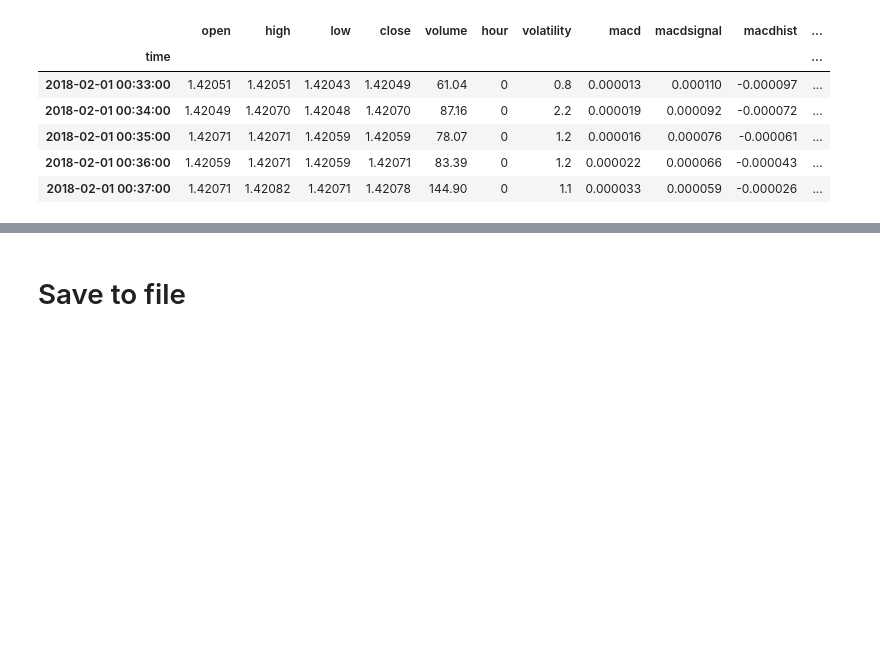
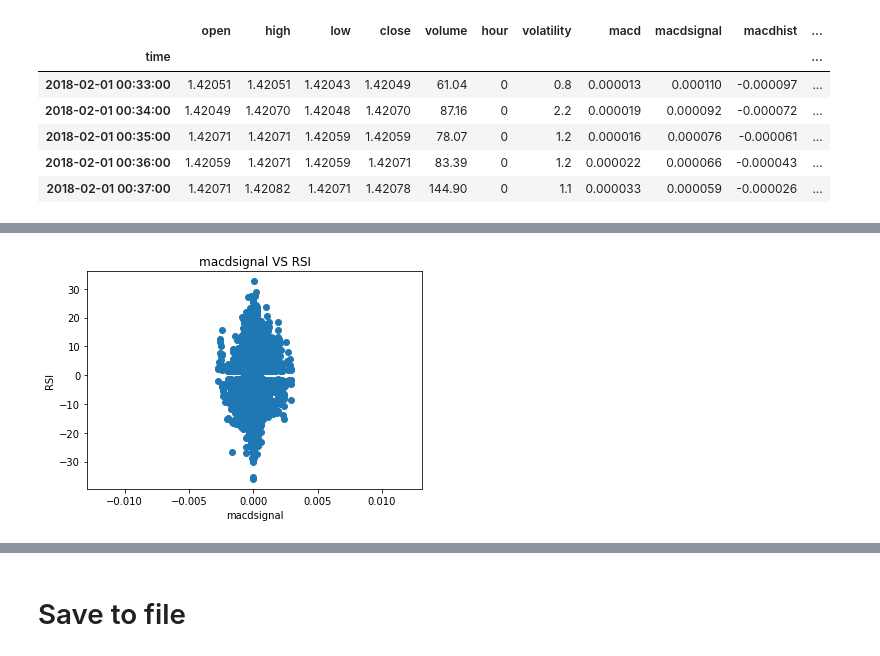
Before and after one commit to lorne-luo/ironman, a Jupyter notebook: mark1/step 2 - feature enginering.ipynb, the cells around one changed output, grey strips where cells are left out. Cells and saved outputs as stored; diff of their text form; code cells hidden in the pictures; blank space fills up the shorter version.

```diff
--- a/mark1/step 2 - feature enginering.ipynb
+++ b/mark1/step 2 - feature enginering.ipynb
@@ -314,0 +342,8 @@ merge_df.head(5)
+# %%
+plt.scatter(merge_df['macdsignal'],merge_df['score'])
+plt.title("macdsignal VS RSI")
+plt.xlabel("macdsignal")
+plt.ylabel("RSI")
+plt.show()
+# %% [output]
+[figure, added]
```
Also changed, not shown: parts of 5 cells of this notebook, 1 other file.
